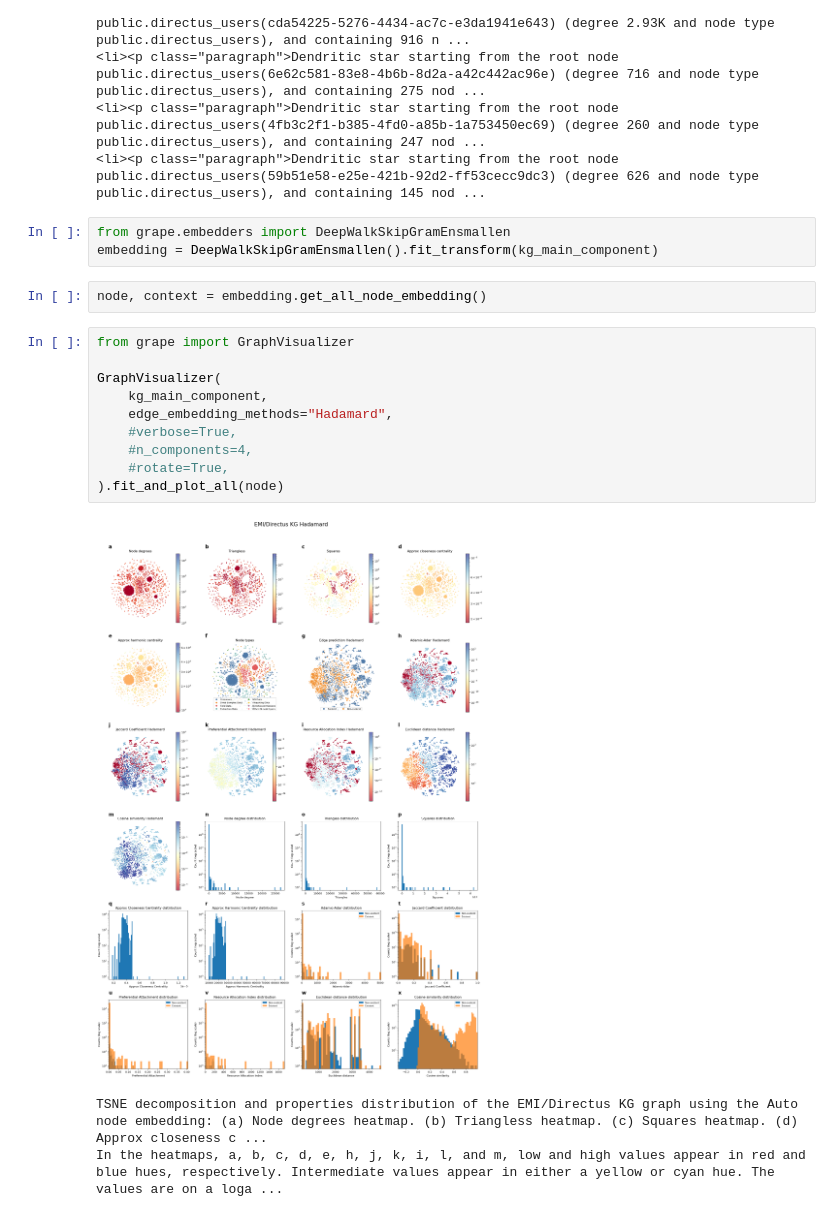
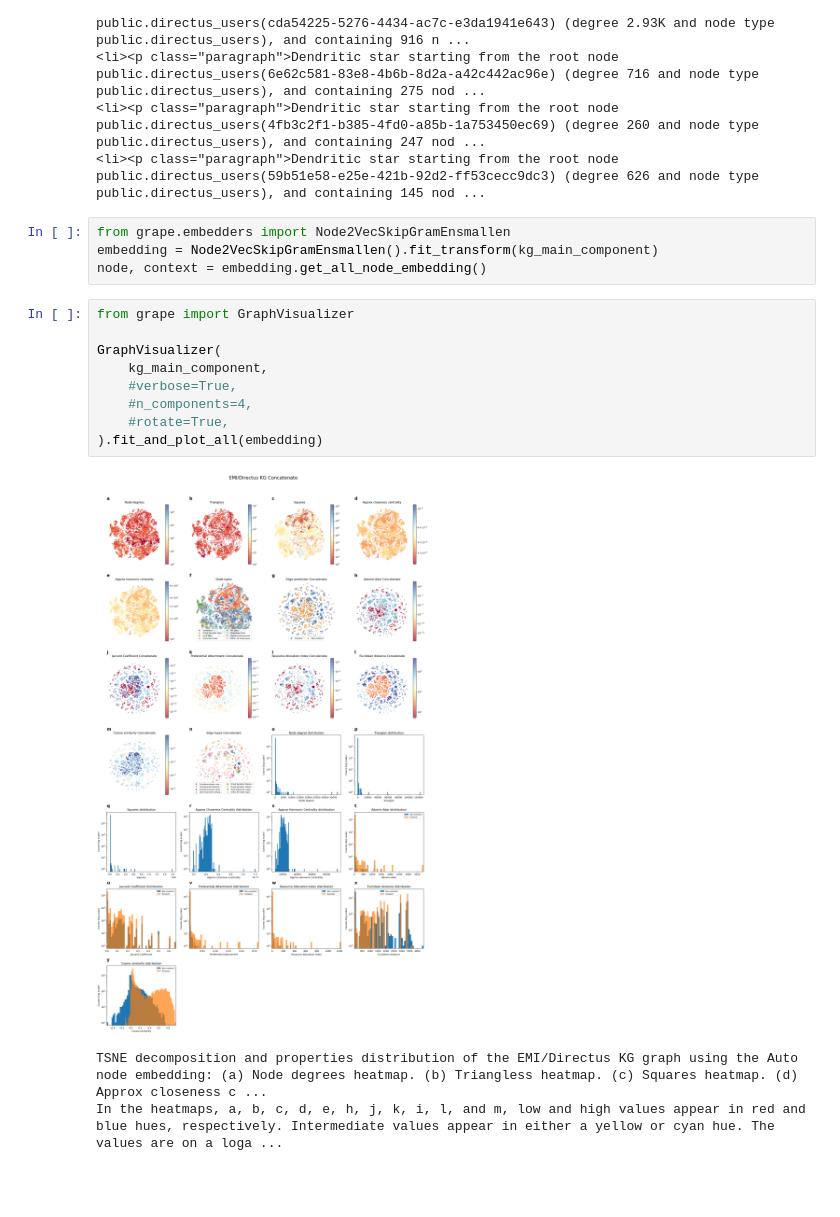
Before and after one commit to earth-metabolome-initiative/directus-schema-models, a Jupyter notebook: kg.ipynb, the cells around one changed output. Cells and saved outputs as stored; diff of their text form; blank space fills up the shorter version.

Commit message:
Tweaked more visualization

```diff
--- a/kg.ipynb
+++ b/kg.ipynb
@@ -47,21 +27,19 @@ kg_main_component
 <li><p class="paragraph">Dendritic star starting from the root node public.directus_users(4fb3c2f1-b385-4fd0-a85b-1a753450ec69) (degree 260 and node type public.directus_users), and containing 247 nod ...
 <li><p class="paragraph">Dendritic star starting from the root node public.directus_users(59b51e58-e25e-421b-92d2-ff53cecc9dc3) (degree 626 and node type public.directus_users), and containing 145 nod ...
 # %%
-from grape.embedders import DeepWalkSkipGramEnsmallen
-embedding = DeepWalkSkipGramEnsmallen().fit_transform(kg_main_component)
+from grape.embedders import Node2VecSkipGramEnsmallen
+embedding = Node2VecSkipGramEnsmallen().fit_transform(kg_main_component)
+node, context = embedding.get_all_node_embedding()
-# %%
-node, context = embedding.get_all_node_embedding()
 # %%
 from grape import GraphVisualizer
 
 GraphVisualizer(
 	kg_main_component,
-	edge_embedding_methods="Hadamard",
 	#verbose=True,
 	#n_components=4,
     #rotate=True,
-).fit_and_plot_all(node)
+).fit_and_plot_all(embedding)
 # %% [output]
-[figure, old version]
+[figure, new version]
 TSNE decomposition and properties distribution of the EMI/Directus KG graph using the Auto node embedding: (a) Node degrees heatmap. (b) Triangless heatmap. (c) Squares heatmap. (d) Approx closeness c ...
 In the heatmaps, a, b, c, d, e, h, j, k, i, l, and m, low and high values appear in red and blue hues, respectively. Intermediate values appear in either a yellow or cyan hue. The values are on a loga ...
```
Also changed, not shown: parts of 1 cell of this notebook.
